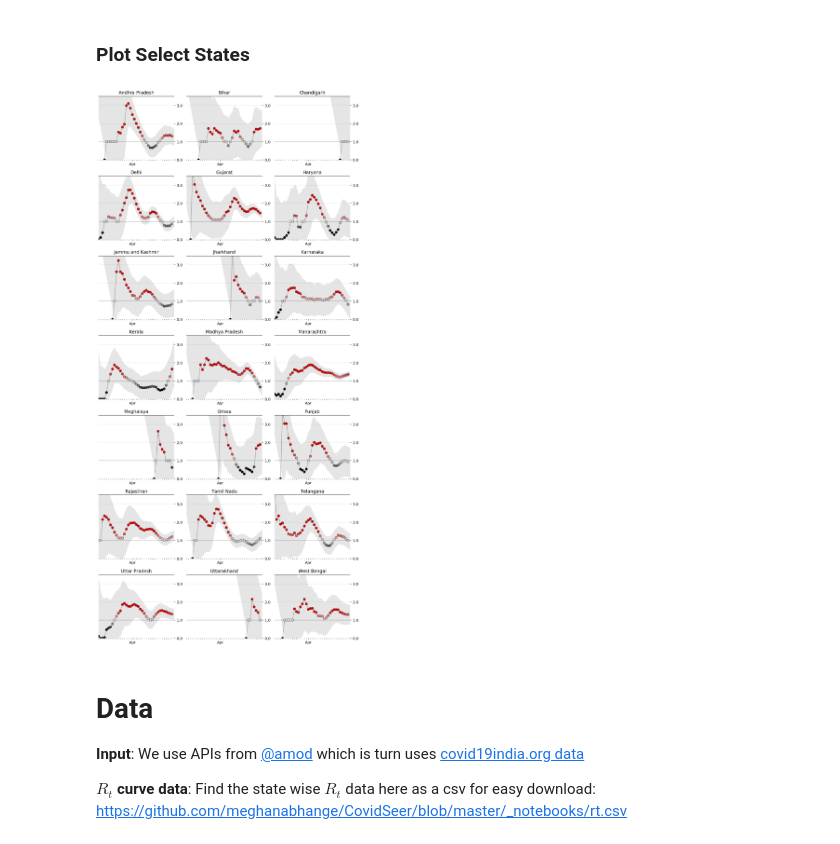
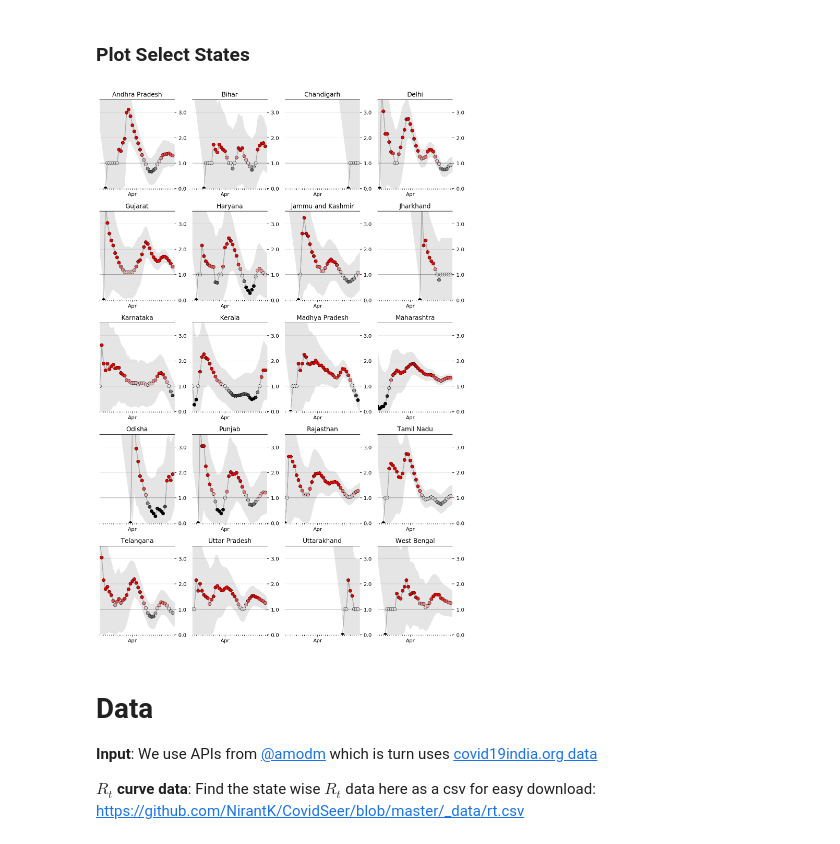
Before and after one commit to NirantK/CovidSeer, a Jupyter notebook: _notebooks/2020-04-18-IndiaRt.ipynb, the cells around one changed output. Drawn from its saved outputs; the diff is of its cells as text; code cells hidden in the pictures.

Commit message:
Fix data inputs; update for 22 April

```diff
--- a/_notebooks/2020-04-18-IndiaRt.ipynb
+++ b/_notebooks/2020-04-18-IndiaRt.ipynb
@@ -46,6 +46,7 @@ from matplotlib.patches import Patch
 from scipy import stats as sps
 from scipy.interpolate import interp1d
 
-FILTERED_REGIONS = ["India", "Andaman and Nicobar Islands", "Chhattisgarh"]
+FILTERED_REGIONS = ["India", "Andaman and Nicobar Islands", "Lakshadweep", "Ladakh"]
+
 warnings.filterwarnings("ignore")
 %config InlineBackend.figure_format = 'retina'
@@ -242,19 +235,18 @@ dates = []
 cases = []
 state = []
 
-for ele in data["states_daily"]:
-    if ele["status"] == "Confirmed":
-        for key in ele.keys():
-            india = 0
-            if key not in ("status", "date"):
-                dates.append(ele["date"])
-                state.append(state_map[key.upper()].replace("\t", ""))
-                cases.append(ele[key])
+for ele in data["data"]["history"]:
+    dates.append(ele["day"])
+    state.append("India")
+    cases.append(ele["total"]["confirmed"])
+    for s in ele["statewise"]:
+        dates.append(ele["day"])
+        state.append(s["state"])
+        cases.append(s["confirmed"])
+
 
 states = pd.DataFrame(dates, columns=["date"])
 states["state"] = state
 states["cases"] = cases
 states["cases"] = pd.to_numeric(states["cases"])
 states["date"] = pd.to_datetime(states["date"])
-states = states.sort_values(["state", "date"]).set_index(["state", "date"]).squeeze()
-states
@@ -274,0 +253,5 @@ Name: cases, Length: 1482, dtype: float64
+# %%
+# hide
+# API Data Fix, remove data from the future
+today = pd.to_datetime(pd.to_datetime("today").date())
+states = states[states["date"] < today]
@@ -282,8 +269,8 @@ state_name = "India"
 
 
 def prepare_cases(cases):
-#     print(cases)
-    new_cases = cases
+    #     print(cases)
+    new_cases = cases.diff()
     smoothed = (
         new_cases.rolling(7, win_type="gaussian", min_periods=1, center=True)
         .mean(std=2)
@@ -560,24 +550,24 @@ Done.
 ### Plot Select States
 # %%
 # hide_input
-ncols = 3
+ncols = 4
 nrows = int(np.ceil(len(results) / ncols))
 
 # fig, axes = plt.subplots(nrows=nrows, ncols=ncols, figsize=(15, nrows*3))
 fig, axes = plt.subplots(nrows=nrows, ncols=ncols, figsize=(10, nrows * 3))
 
 for i, (state_name, result) in enumerate(results.items()):
     plot_rt(result, axes.flat[i], state_name)
 
 fig.tight_layout()
 fig.set_facecolor("w")
 fig.show()
 # %% [output]
-[figure, old version]
+[figure, new version]
 # %% [markdown]
 # Data
 
-**Input**: We use APIs from [@amod](https://api.rootnet.in/) which is turn uses [covid19india.org data](https://api.covid19india.org)
+**Input**: We use APIs from [@amodm](https://api.rootnet.in/) which is turn uses [covid19india.org data](https://api.covid19india.org)
 
 **$R_t$ curve data**:
-Find the state wise $R_t$ data here as a csv for easy download: https://github.com/meghanabhange/CovidSeer/blob/master/_notebooks/rt.csv
+Find the state wise $R_t$ data here as a csv for easy download: https://github.com/NirantK/CovidSeer/blob/master/_data/rt.csv
```
Also changed, not shown: parts of 20 cells of this notebook, 2 other files.
